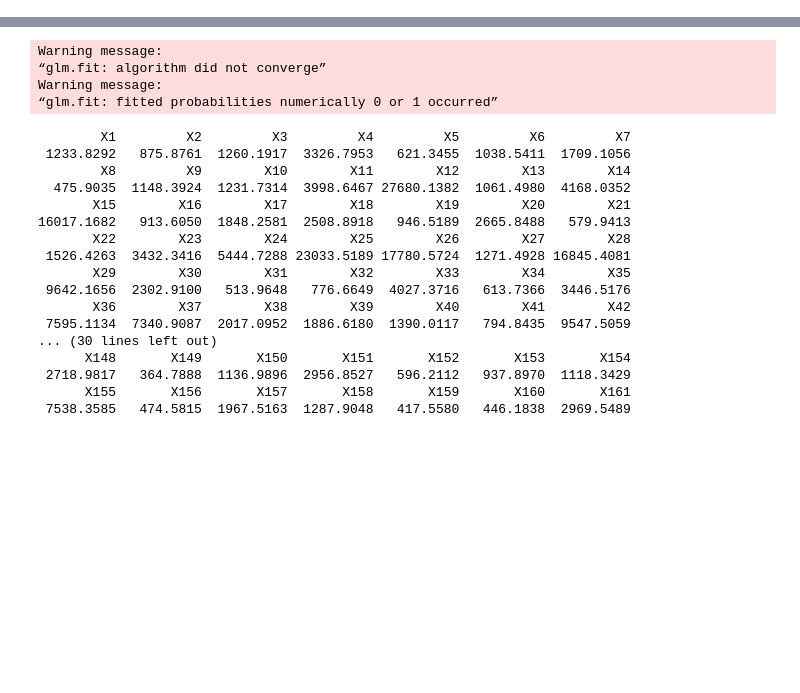
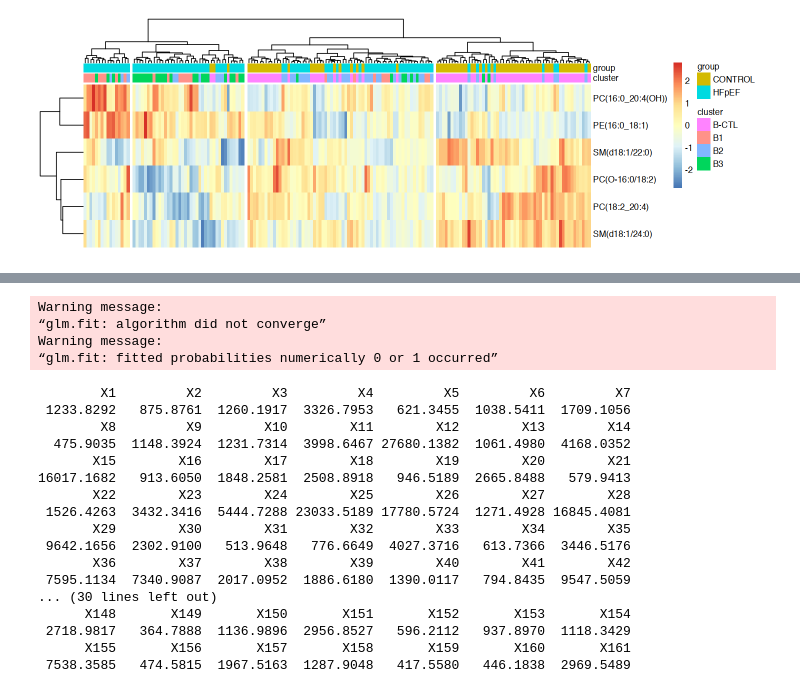
Before and after one commit to HussinLab/BECAME_HF, a Jupyter notebook: notebooks/Logistic_Regression_Lasso.ipynb, the cells around one changed output, grey strips where cells are left out. Drawn from its saved outputs; the diff is of its cells as text; code cells hidden in the pictures; blank space fills up the shorter version.

```diff
--- a/notebooks/Logistic_Regression_Lasso.ipynb
+++ b/notebooks/Logistic_Regression_Lasso.ipynb
@@ -246,0 +358,12 @@ autoplot(prcomp(became_data[,rf_minimal]),data=became_meta,col='cluster',frame=T
+# %%
+options(repr.plot.width = 12, repr.plot.height = 4)
+
+pheatmap::pheatmap(t(became_data[,common_elements_se]),
+                   scale='row',
+                   annotation_col=meta[,c('cluster','group')],
+                   cutree_cols=4,
+                   clustering_method='ward.D2',
+                   fontsize_col=1e-10,
+                   labels_row=lipid_meta[common_elements_se,'lipid_id_became'])
+# %% [output]
+[figure, added]
```
Also changed, not shown: parts of 25 cells of this notebook, 12 other files.
